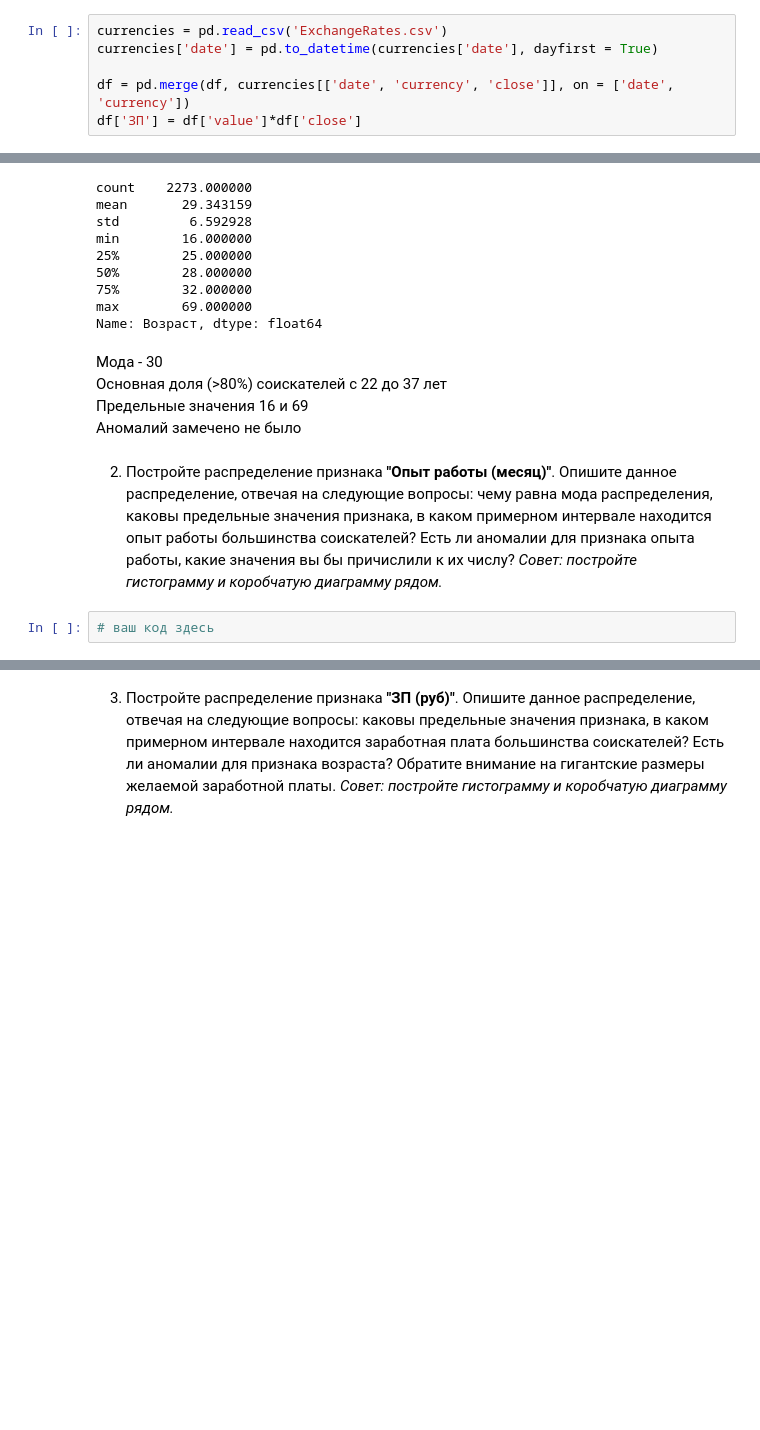
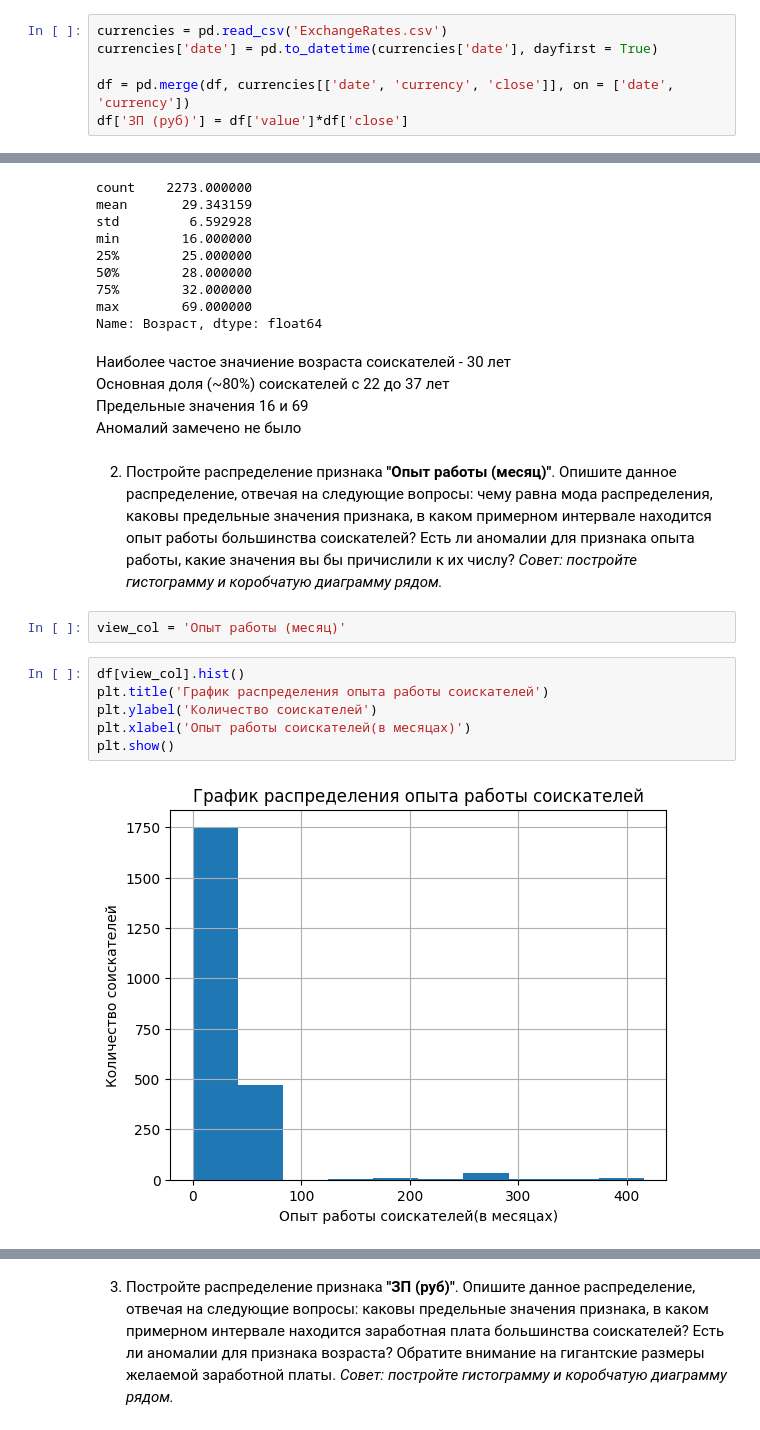
Before and after one commit to Slava0505/hh_resume_EDA, a Jupyter notebook: hh_resume_EDA.ipynb, the cells around one changed output, grey strips where cells are left out. Saved outputs shown, nothing was run; the diff lists cells and outputs as text; blank space fills up the shorter version.

```diff
--- a/hh_resume_EDA.ipynb
+++ b/hh_resume_EDA.ipynb
@@ -304,7 +331,7 @@ currencies = pd.read_csv('ExchangeRates.csv')
 currencies['date'] = pd.to_datetime(currencies['date'], dayfirst = True)
 
 df = pd.merge(df, currencies[['date', 'currency', 'close']], on = ['date', 'currency'])
-df['ЗП'] = df['value']*df['close']
+df['ЗП (руб)'] = df['value']*df['close']
 # %%
 df.drop(['value', 'close', 'currency', 'date', 'ЗП'], axis = 1, inplace = True)
 # %% [markdown]
@@ -347,12 +374,20 @@ min        16.000000
 max        69.000000
 Name: Возраст, dtype: float64
 # %% [markdown]
-Мода - 30
-Основная доля (>80%) соискателей с 22 до 37 лет
+Наиболее частое значиение возраста соискателей - 30 лет
+Основная доля (~80%) соискателей с 22 до 37 лет
 Предельные значения 16 и 69
 Аномалий замечено не было
 # %% [markdown]
 2. Постройте распределение признака **"Опыт работы (месяц)"**. Опишите данное распределение, отвечая на следующие вопросы: чему равна мода распределения, каковы предельные значения признака, в каком примерном интервале находится опыт работы большинства соискателей? Есть ли аномалии для признака опыта работы, какие значения вы бы причислили к их числу?
 *Совет: постройте гистограмму и коробчатую диаграмму рядом.*
+# %%
+view_col = 'Опыт работы (месяц)'
 # %%
-# ваш код здесь
+df[view_col].hist()
+plt.title('График распределения опыта работы соискателей')
+plt.ylabel('Количество соискателей')
+plt.xlabel('Опыт работы соискателей(в месяцах)')
+plt.show()
+# %% [output]
+[figure, added]
```
Also changed, not shown: parts of 17 cells of this notebook.
